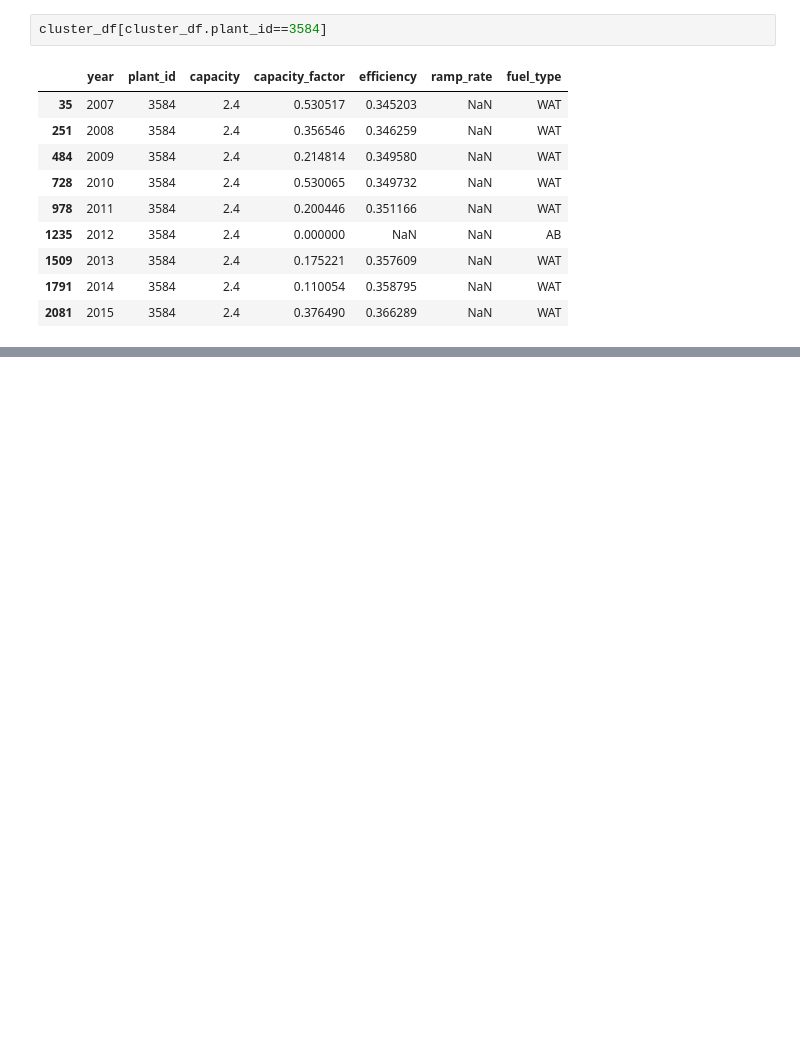
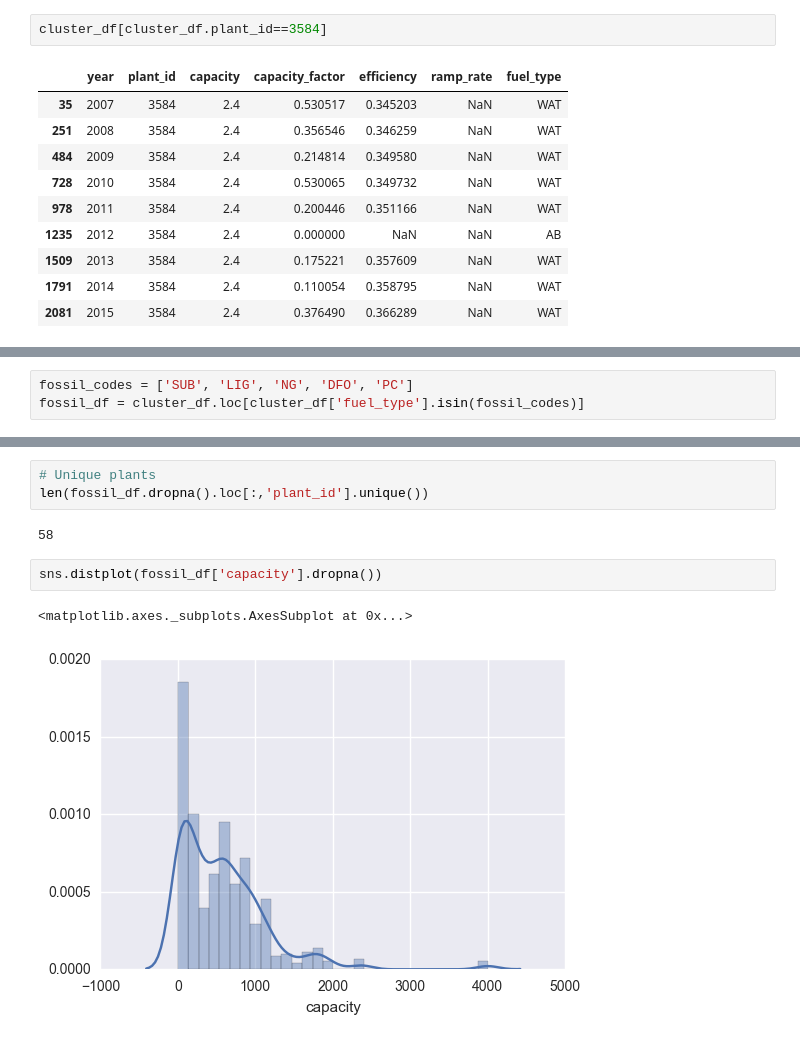
Before and after one commit to gschivley/ERCOT_power, a Jupyter notebook: Group classification/Group classification.ipynb, the cells around one changed output, grey strips where cells are left out. Drawn from its saved outputs; the diff is of its cells as text; blank space fills up the shorter version.

```diff
--- a/Group classification/Group classification.ipynb
+++ b/Group classification/Group classification.ipynb
@@ -73,0 +82,3 @@ cluster_df[cluster_df.plant_id==3584]
+# %%
+fossil_codes = ['SUB', 'LIG', 'NG', 'DFO', 'PC']
+fossil_df = cluster_df.loc[cluster_df['fuel_type'].isin(fossil_codes)]
@@ -73,0 +97,10 @@ cluster_df[cluster_df.plant_id==3584]
+# %%
+# Unique plants
+len(fossil_df.dropna().loc[:,'plant_id'].unique())
+# %% [output]
+58
+# %%
+sns.distplot(fossil_df['capacity'].dropna())
+# %% [output]
+<matplotlib.axes._subplots.AxesSubplot at 0x...>
+[figure, added]
```
Also changed, not shown: parts of 25 cells of this notebook.
